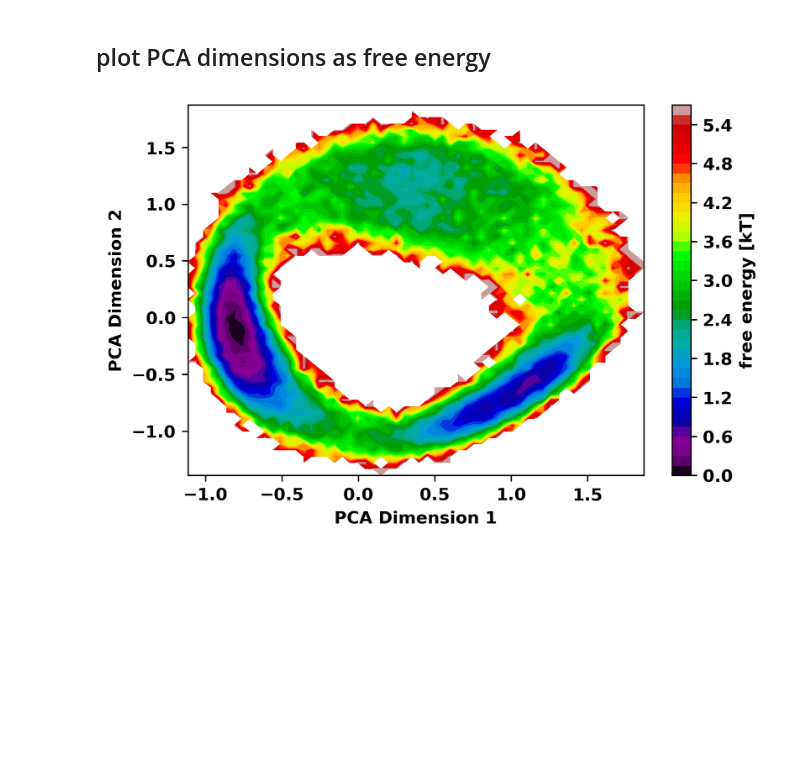
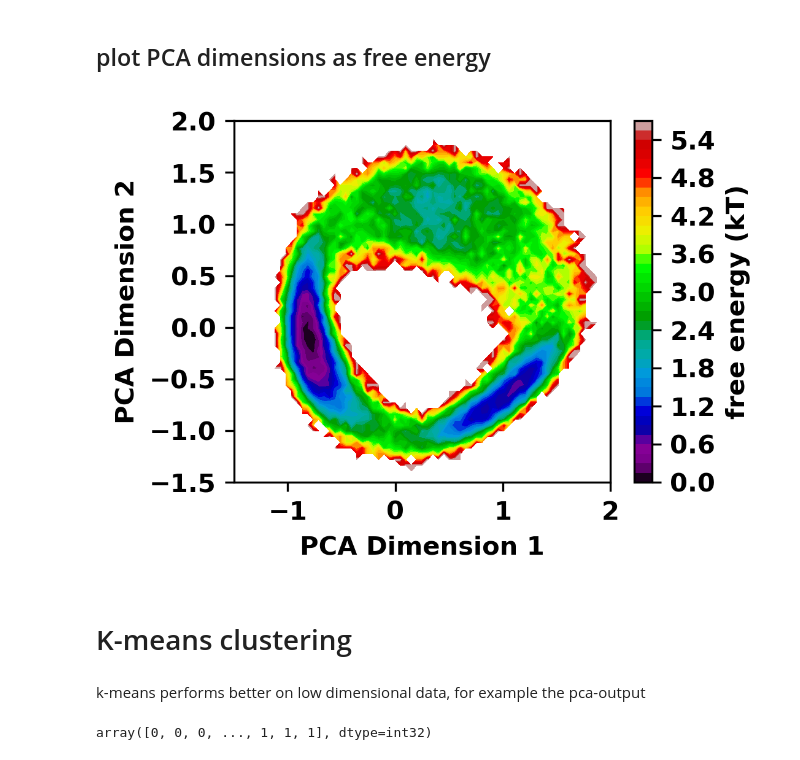
Before and after one commit to euhruska/PCA, a Jupyter notebook: pca.ipynb, the cells around one changed output. Cells and saved outputs as stored; diff of their text form; code cells hidden in the pictures; blank space fills up the shorter version.

Commit message:
K-means

```diff
--- a/pca.ipynb
+++ b/pca.ipynb
@@ -79,14 +79,21 @@ z[z==0]=np.nan
 F=-np.log(z)
 F=F-np.nanmin(F)
 # %%
+plt.figure(figsize=(3.3,2.6))
 extent = [x[0], x[-1], y[0], y[-1]]
 dX = (x[-1]-x[0])/nbins
 dY = (y[-1]-y[0])/nbins
 cf=plt.contourf(F.T, 50, cmap = 'nipy_spectral', extent=extent)
 cbar=plt.colorbar(cf)
-cbar.set_label('free energy [kT]')
+cbar.set_label('free energy (kT)')
 plt.xlabel('PCA Dimension 1')
 plt.ylabel('PCA Dimension 2')
+plt.xlim((-1.5,2))
+plt.ylim((-1.5,2))
 plt.show()
 # %% [output]
-[figure, old version]
+[figure, new version]
+# %% [markdown]
+# K-means clustering
+# %% [markdown]
+k-means performs better on low dimensional data, for example the pca-output
@@ -92,0 +104,4 @@ plt.show()
+# %%
+kmeans_clusters
+# %% [output]
+array([0, 0, 0, ..., 1, 1, 1], dtype=int32)
```
Also changed, not shown: parts of 3 cells of this notebook.
